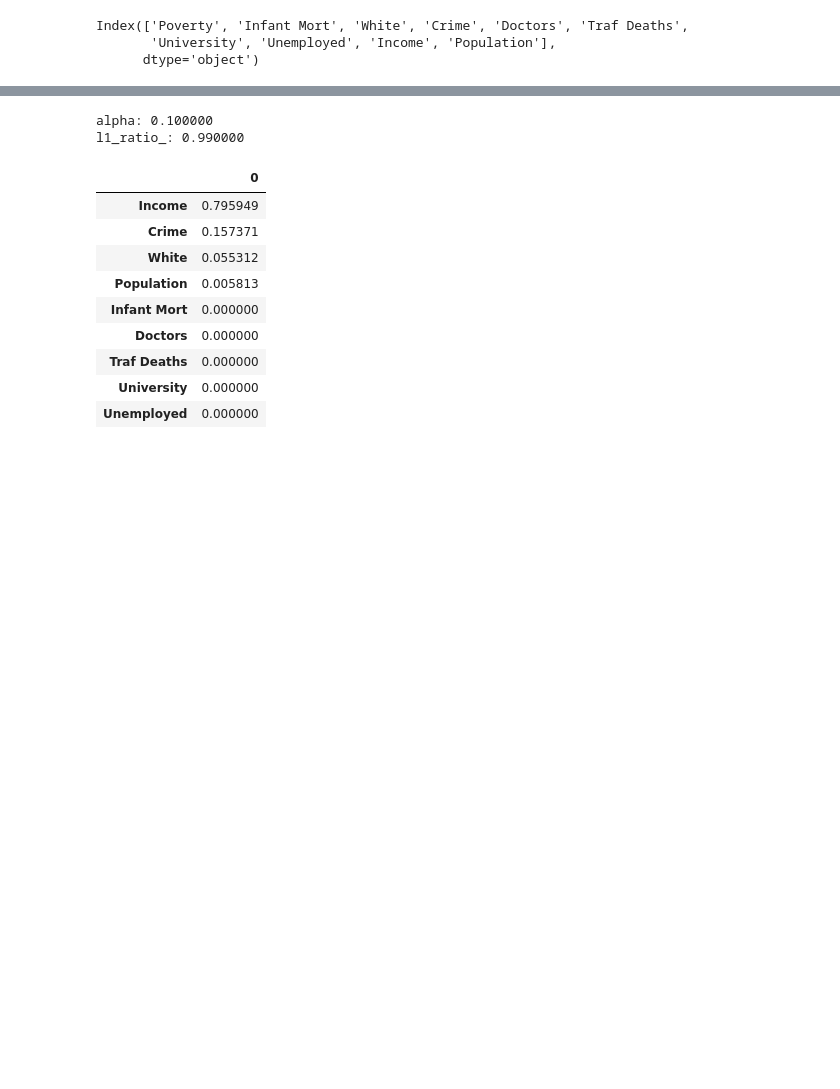
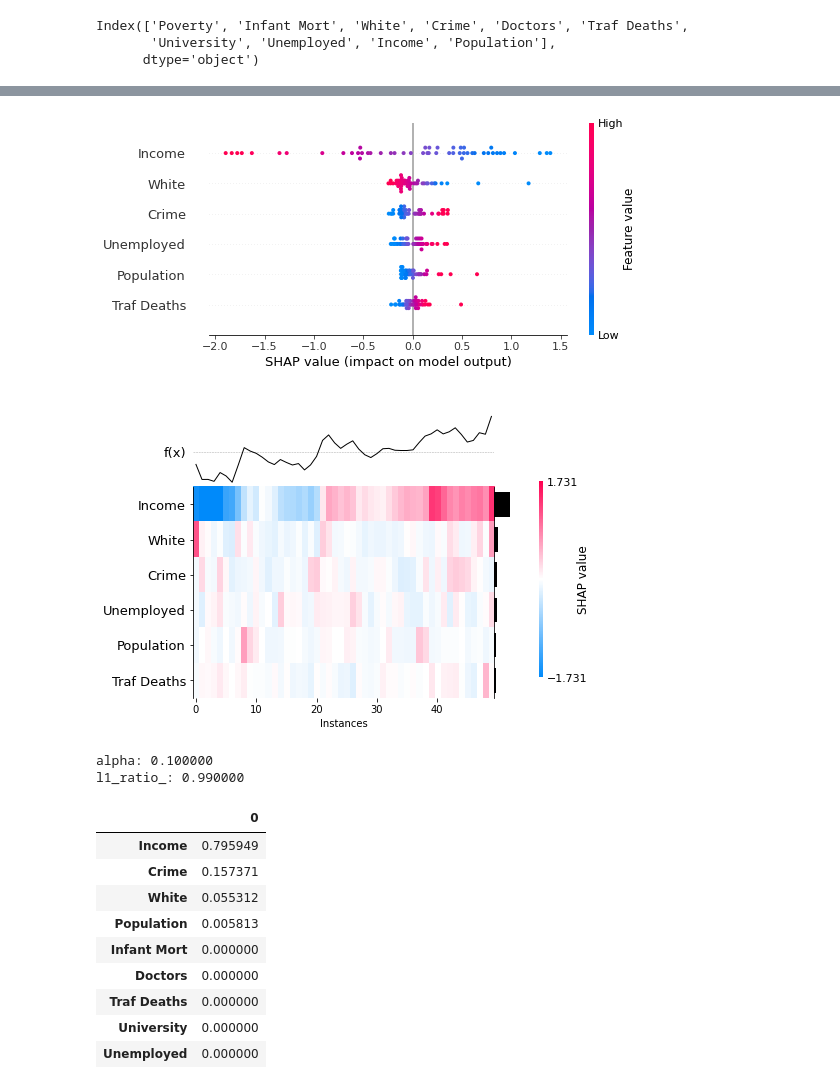
Before and after one commit to webclinic017/Python-Stock-1, a Jupyter notebook: DBScan-ElasticNet.ipynb, the cells around one changed output, grey strips where cells are left out. Cells and saved outputs as stored; diff of their text form; code cells hidden in the pictures; blank space fills up the shorter version.

```diff
--- a/DBScan-ElasticNet.ipynb
+++ b/DBScan-ElasticNet.ipynb
@@ -180,2 +172,12 @@ Diagnostic Tests of Regression
 # %%
-from ModelDiagnostics import Plot
+
+model = sklearn.linear_model.LinearRegression()
+model.fit(X_b, y)
+
+shap.initjs()
+e = shap.explainers.Linear(model, X_b)
+
+shap_values = e.shap_values(X_b)
+shap.summary_plot(shap_values, X_b)
+shap.plots.heatmap(e(X_b))
+# %% [output]
@@ -182,3 +185,5 @@ from ModelDiagnostics import Plot
+[figure, added]
+[figure, added]
 # %%
 # evaluate an elastic net model on the dataset
 tsize = .3
```
Also changed, not shown: parts of 7 cells of this notebook.
